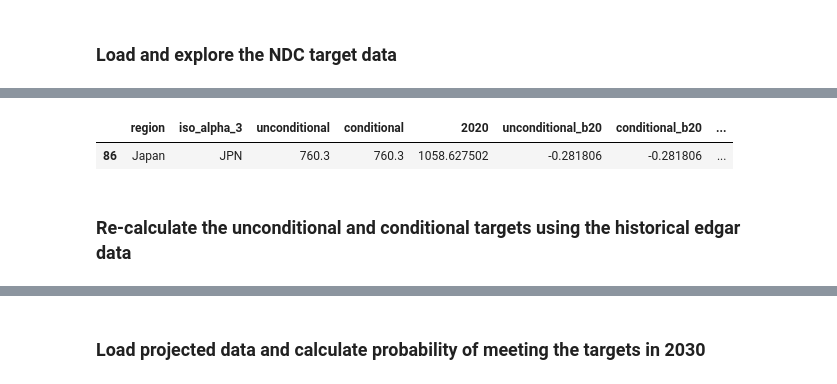
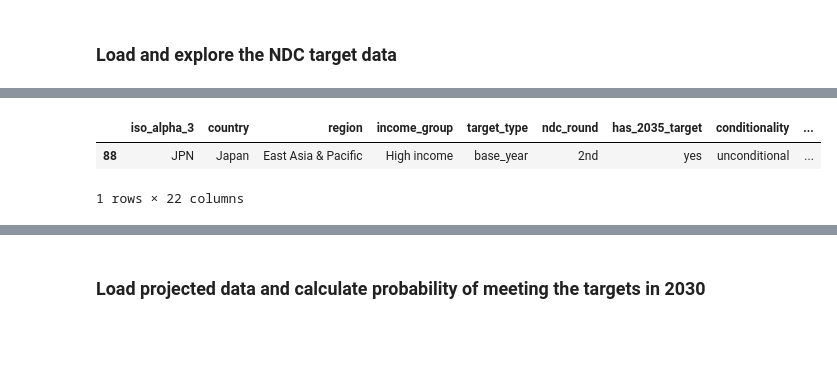
Before and after one commit to jroblar/ndc_evaluation, a Jupyter notebook: ndc_probability/ndc_probability_analysis.ipynb, the cells around one changed output, grey strips where cells are left out. Saved outputs shown, nothing was run; the diff lists cells and outputs as text; code cells hidden in the pictures; blank space fills up the shorter version.

```diff
--- a/ndc_probability/ndc_probability_analysis.ipynb
+++ b/ndc_probability/ndc_probability_analysis.ipynb
@@ -32,6 +31,16 @@ NDC_POSTPROCESSED_DIR_PATH = os.path.join(DATA_DIR_PATH, "ndc_data")
 ### Load and explore the NDC target data
 # %%
 #NOTE: The emission values of this databse are in mtons
-ndc_ref = pd.read_excel(os.path.join(NDC_POSTPROCESSED_DIR_PATH, "ndc_reference_combined.xlsx"), sheet_name="base_2020")
+ndc_ref = pd.read_excel(os.path.join(NDC_POSTPROCESSED_DIR_PATH, "ndc_targets_scaled_final.xlsx"), sheet_name="incl_lulucf")
+
+rename_dict = {
+    "edgar_baseline_2020": "2020_edgar_ghg_mt",
+    "scaled_uncond": "unconditional_target",
+    "scaled_cond": "conditional_target",
+    "iso": "iso_alpha_3",
+}
+
+ndc_ref = ndc_ref.rename(columns={"iso": "iso_alpha_3"})
+ndc_ref = ndc_ref.rename(columns=rename_dict)
 ndc_ref.head()
 # %% [output]
@@ -80,7 +78,6 @@ array(['AFG', 'ALB', 'DZA', 'AND', 'AGO', 'ATG', 'ARG', 'ARM', 'AUS',
 # %%
-ndc_ref[ndc_ref.region=="Japan"]
+ndc_ref[ndc_ref.iso_alpha_3=="JPN"]
 # %% [output]
-|  | region | iso_alpha_3 | unconditional | conditional | 2020 | unconditional_b20 | conditional_b20 | ... |
-| 86 | Japan | JPN | 760.3 | 760.3 | 1058.627502 | -0.281806 | -0.281806 | ... |
+|  | iso_alpha_3 | country | region | income_group | target_type | ndc_round | has_2035_target | conditionality | ... |
+| 88 | JPN | Japan | East Asia & Pacific | High income | base_year | 2nd | yes | unconditional | ... |
+1 rows × 22 columns
-# %% [markdown]
-### Re-calculate the unconditional and conditional targets using the historical edgar data
```
Also changed, not shown: parts of 25 cells of this notebook, 1 other file.
